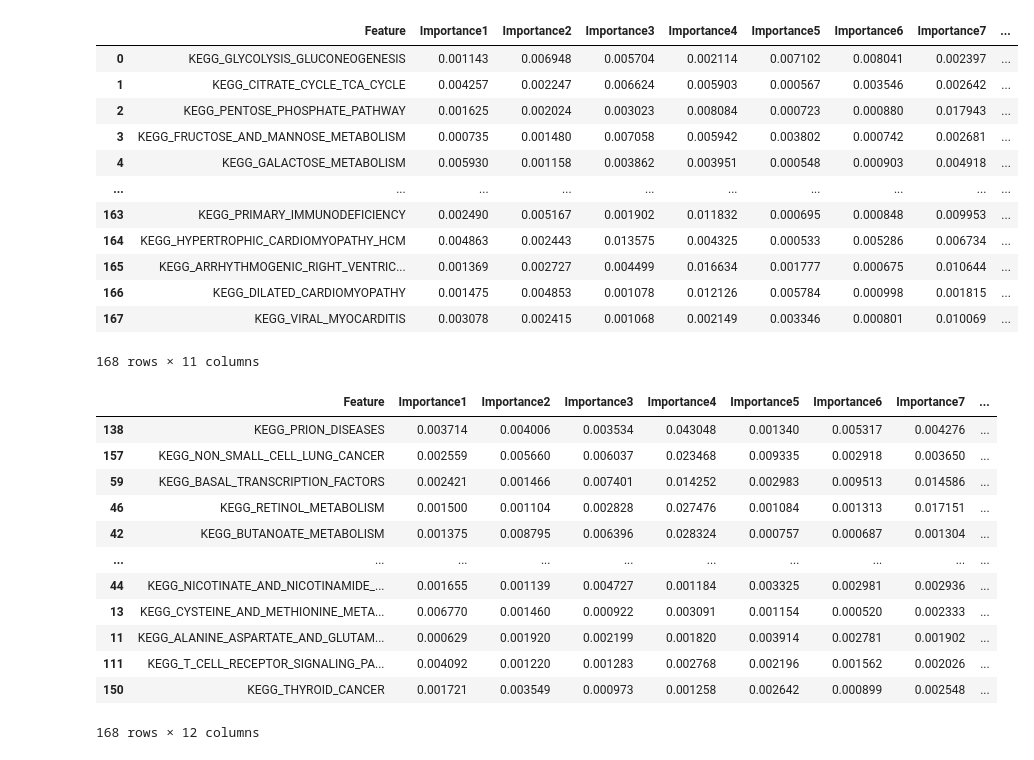
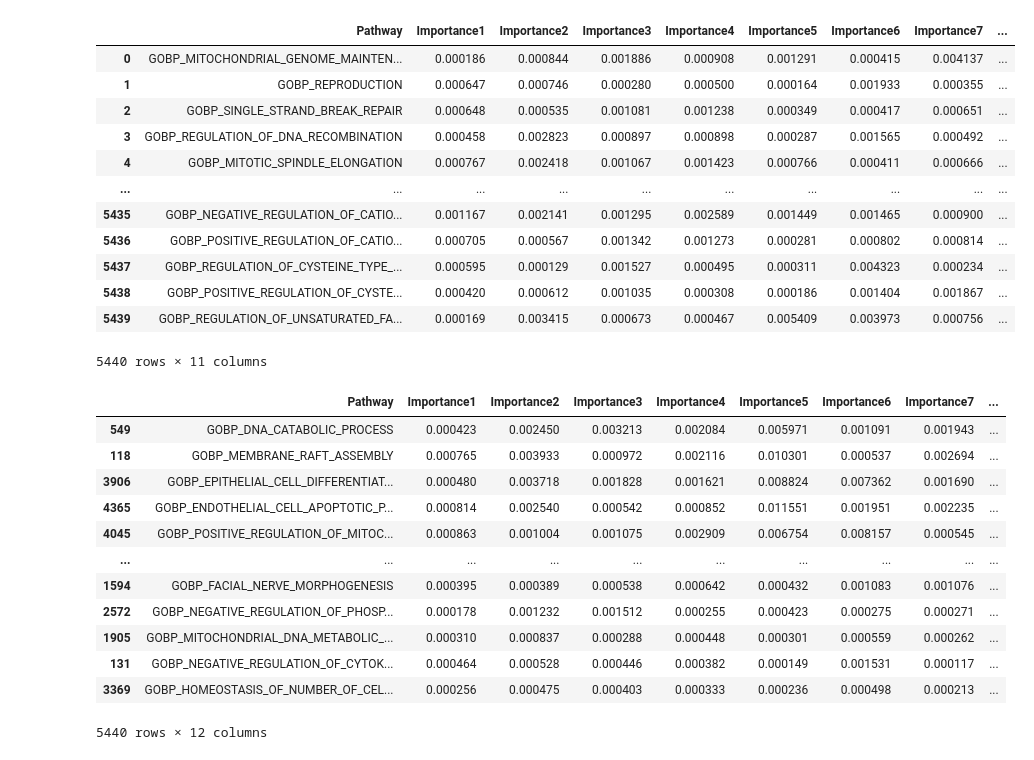
Before and after one commit to cloudmacchiato/dlmethylation, a Jupyter notebook: visualization.ipynb, the cells around one changed output. Saved outputs shown, nothing was run; the diff lists cells and outputs as text; code cells hidden in the pictures.

```diff
--- a/visualization.ipynb
+++ b/visualization.ipynb
@@ -9,4 +11,4 @@ import pickle
 with open("shap.pkl", 'rb') as file:
     shaps = pickle.load(file)
 # %%
-features = list(pd.read_csv("path_features.csv",header=None,index_col=0).iloc[0,])
+features = pd.read_csv("data/pathway_go_bp.csv",index_col=0).columns.tolist()
@@ -36,43 +65,43 @@ plt.savefig('perf_new.png',dpi=300)
 # %%
 for i, shap in enumerate(shaps):
   fi = np.mean(np.abs(shap[1]), axis=0)
   if i == 0:
-    df = pd.DataFrame({"Feature": features, f'Importance{i+1}': fi})
+    df = pd.DataFrame({"Pathway": features, f'Importance{i+1}': fi})
   else:
     df = pd.concat([df,pd.DataFrame({f'Importance{i+1}': fi})],axis=1)
 df
 # %% [output]
-|  | Feature | Importance1 | Importance2 | Importance3 | Importance4 | Importance5 | Importance6 | Importance7 | ... |
-| 0 | KEGG_GLYCOLYSIS_GLUCONEOGENESIS | 0.001143 | 0.006948 | 0.005704 | 0.002114 | 0.007102 | 0.008041 | 0.002397 | ... |
-| 1 | KEGG_CITRATE_CYCLE_TCA_CYCLE | 0.004257 | 0.002247 | 0.006624 | 0.005903 | 0.000567 | 0.003546 | 0.002642 | ... |
-| 2 | KEGG_PENTOSE_PHOSPHATE_PATHWAY | 0.001625 | 0.002024 | 0.003023 | 0.008084 | 0.000723 | 0.000880 | 0.017943 | ... |
-| 3 | KEGG_FRUCTOSE_AND_MANNOSE_METABOLISM | 0.000735 | 0.001480 | 0.007058 | 0.005942 | 0.003802 | 0.000742 | 0.002681 | ... |
-| 4 | KEGG_GALACTOSE_METABOLISM | 0.005930 | 0.001158 | 0.003862 | 0.003951 | 0.000548 | 0.000903 | 0.004918 | ... |
+|  | Pathway | Importance1 | Importance2 | Importance3 | Importance4 | Importance5 | Importance6 | Importance7 | ... |
+| 0 | GOBP_MITOCHONDRIAL_GENOME_MAINTEN... | 0.000186 | 0.000844 | 0.001886 | 0.000908 | 0.001291 | 0.000415 | 0.004137 | ... |
+| 1 | GOBP_REPRODUCTION | 0.000647 | 0.000746 | 0.000280 | 0.000500 | 0.000164 | 0.001933 | 0.000355 | ... |
+| 2 | GOBP_SINGLE_STRAND_BREAK_REPAIR | 0.000648 | 0.000535 | 0.001081 | 0.001238 | 0.000349 | 0.000417 | 0.000651 | ... |
+| 3 | GOBP_REGULATION_OF_DNA_RECOMBINATION | 0.000458 | 0.002823 | 0.000897 | 0.000898 | 0.000287 | 0.001565 | 0.000492 | ... |
+| 4 | GOBP_MITOTIC_SPINDLE_ELONGATION | 0.000767 | 0.002418 | 0.001067 | 0.001423 | 0.000766 | 0.000411 | 0.000666 | ... |
 | ... | ... | ... | ... | ... | ... | ... | ... | ... | ... |
-| 163 | KEGG_PRIMARY_IMMUNODEFICIENCY | 0.002490 | 0.005167 | 0.001902 | 0.011832 | 0.000695 | 0.000848 | 0.009953 | ... |
-| 164 | KEGG_HYPERTROPHIC_CARDIOMYOPATHY_HCM | 0.004863 | 0.002443 | 0.013575 | 0.004325 | 0.000533 | 0.005286 | 0.006734 | ... |
-| 165 | KEGG_ARRHYTHMOGENIC_RIGHT_VENTRIC... | 0.001369 | 0.002727 | 0.004499 | 0.016634 | 0.001777 | 0.000675 | 0.010644 | ... |
-| 166 | KEGG_DILATED_CARDIOMYOPATHY | 0.001475 | 0.004853 | 0.001078 | 0.012126 | 0.005784 | 0.000998 | 0.001815 | ... |
-| 167 | KEGG_VIRAL_MYOCARDITIS | 0.003078 | 0.002415 | 0.001068 | 0.002149 | 0.003346 | 0.000801 | 0.010069 | ... |
+| 5435 | GOBP_NEGATIVE_REGULATION_OF_CATIO... | 0.001167 | 0.002141 | 0.001295 | 0.002589 | 0.001449 | 0.001465 | 0.000900 | ... |
+| 5436 | GOBP_POSITIVE_REGULATION_OF_CATIO... | 0.000705 | 0.000567 | 0.001342 | 0.001273 | 0.000281 | 0.000802 | 0.000814 | ... |
+| 5437 | GOBP_REGULATION_OF_CYSTEINE_TYPE_... | 0.000595 | 0.000129 | 0.001527 | 0.000495 | 0.000311 | 0.004323 | 0.000234 | ... |
+| 5438 | GOBP_POSITIVE_REGULATION_OF_CYSTE... | 0.000420 | 0.000612 | 0.001035 | 0.000308 | 0.000186 | 0.001404 | 0.001867 | ... |
+| 5439 | GOBP_REGULATION_OF_UNSATURATED_FA... | 0.000169 | 0.003415 | 0.000673 | 0.000467 | 0.005409 | 0.003973 | 0.000756 | ... |
-168 rows × 11 columns
+5440 rows × 11 columns
 # %%
 df['mean'] = df.iloc[:, 1:10].mean(axis=1)
 df = df.sort_values(by="mean", ascending=False)
 df
 # %% [output]
-|  | Feature | Importance1 | Importance2 | Importance3 | Importance4 | Importance5 | Importance6 | Importance7 | ... |
-| 138 | KEGG_PRION_DISEASES | 0.003714 | 0.004006 | 0.003534 | 0.043048 | 0.001340 | 0.005317 | 0.004276 | ... |
-| 157 | KEGG_NON_SMALL_CELL_LUNG_CANCER | 0.002559 | 0.005660 | 0.006037 | 0.023468 | 0.009335 | 0.002918 | 0.003650 | ... |
-| 59 | KEGG_BASAL_TRANSCRIPTION_FACTORS | 0.002421 | 0.001466 | 0.007401 | 0.014252 | 0.002983 | 0.009513 | 0.014586 | ... |
-| 46 | KEGG_RETINOL_METABOLISM | 0.001500 | 0.001104 | 0.002828 | 0.027476 | 0.001084 | 0.001313 | 0.017151 | ... |
-| 42 | KEGG_BUTANOATE_METABOLISM | 0.001375 | 0.008795 | 0.006396 | 0.028324 | 0.000757 | 0.000687 | 0.001304 | ... |
+|  | Pathway | Importance1 | Importance2 | Importance3 | Importance4 | Importance5 | Importance6 | Importance7 | ... |
+| 549 | GOBP_DNA_CATABOLIC_PROCESS | 0.000423 | 0.002450 | 0.003213 | 0.002084 | 0.005971 | 0.001091 | 0.001943 | ... |
+| 118 | GOBP_MEMBRANE_RAFT_ASSEMBLY | 0.000765 | 0.003933 | 0.000972 | 0.002116 | 0.010301 | 0.000537 | 0.002694 | ... |
+| 3906 | GOBP_EPITHELIAL_CELL_DIFFERENTIAT... | 0.000480 | 0.003718 | 0.001828 | 0.001621 | 0.008824 | 0.007362 | 0.001690 | ... |
+| 4365 | GOBP_ENDOTHELIAL_CELL_APOPTOTIC_P... | 0.000814 | 0.002540 | 0.000542 | 0.000852 | 0.011551 | 0.001951 | 0.002235 | ... |
+| 4045 | GOBP_POSITIVE_REGULATION_OF_MITOC... | 0.000863 | 0.001004 | 0.001075 | 0.002909 | 0.006754 | 0.008157 | 0.000545 | ... |
 | ... | ... | ... | ... | ... | ... | ... | ... | ... | ... |
-| 44 | KEGG_NICOTINATE_AND_NICOTINAMIDE_... | 0.001655 | 0.001139 | 0.004727 | 0.001184 | 0.003325 | 0.002981 | 0.002936 | ... |
-| 13 | KEGG_CYSTEINE_AND_METHIONINE_META... | 0.006770 | 0.001460 | 0.000922 | 0.003091 | 0.001154 | 0.000520 | 0.002333 | ... |
-| 11 | KEGG_ALANINE_ASPARTATE_AND_GLUTAM... | 0.000629 | 0.001920 | 0.002199 | 0.001820 | 0.003914 | 0.002781 | 0.001902 | ... |
-| 111 | KEGG_T_CELL_RECEPTOR_SIGNALING_PA... | 0.004092 | 0.001220 | 0.001283 | 0.002768 | 0.002196 | 0.001562 | 0.002026 | ... |
-| 150 | KEGG_THYROID_CANCER | 0.001721 | 0.003549 | 0.000973 | 0.001258 | 0.002642 | 0.000899 | 0.002548 | ... |
+| 1594 | GOBP_FACIAL_NERVE_MORPHOGENESIS | 0.000395 | 0.000389 | 0.000538 | 0.000642 | 0.000432 | 0.001083 | 0.001076 | ... |
+| 2572 | GOBP_NEGATIVE_REGULATION_OF_PHOSP... | 0.000178 | 0.001232 | 0.001512 | 0.000255 | 0.000423 | 0.000275 | 0.000271 | ... |
+| 1905 | GOBP_MITOCHONDRIAL_DNA_METABOLIC_... | 0.000310 | 0.000837 | 0.000288 | 0.000448 | 0.000301 | 0.000559 | 0.000262 | ... |
+| 131 | GOBP_NEGATIVE_REGULATION_OF_CYTOK... | 0.000464 | 0.000528 | 0.000446 | 0.000382 | 0.000149 | 0.001531 | 0.000117 | ... |
+| 3369 | GOBP_HOMEOSTASIS_OF_NUMBER_OF_CEL... | 0.000256 | 0.000475 | 0.000403 | 0.000333 | 0.000236 | 0.000498 | 0.000213 | ... |
-168 rows × 12 columns
+5440 rows × 12 columns
 # %%
 top30 = df.head(30).iloc[::-1]
 top30.set_index('Feature', inplace=True)
```
Also changed, not shown: parts of 9 cells of this notebook, 6 other files.
